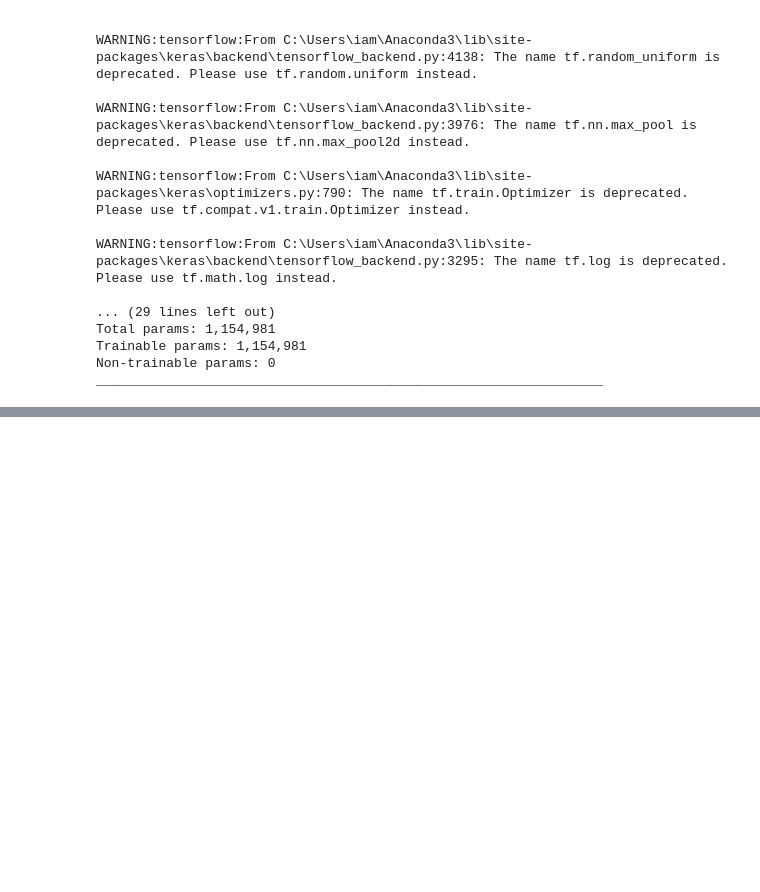
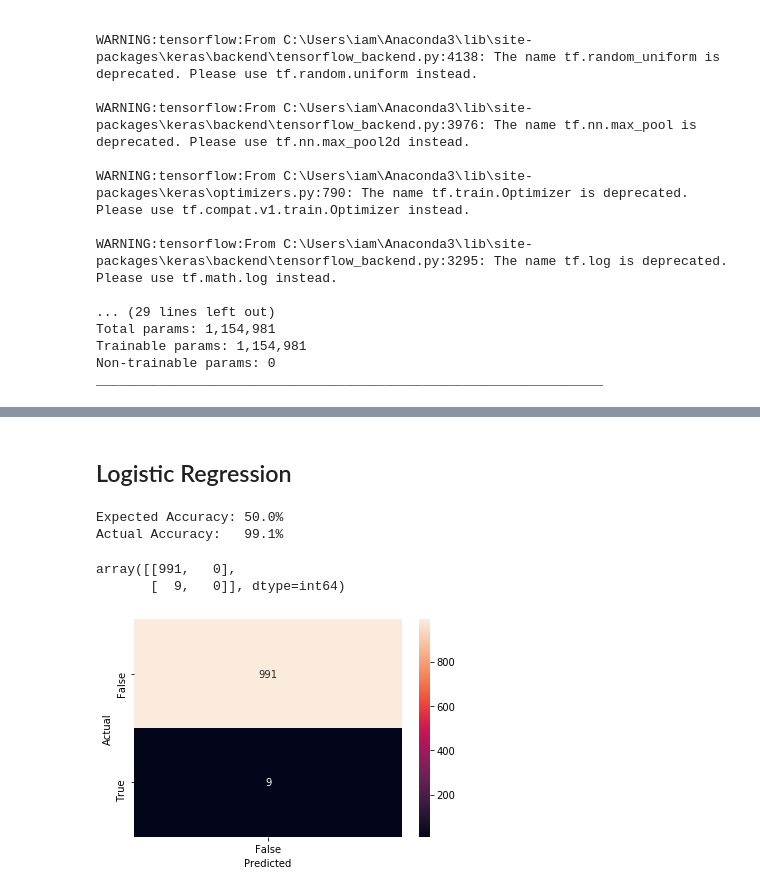
Before and after one commit to 1Bishop/ML-Final-Assignment, a Jupyter notebook: ML - Final Assignment.ipynb, the cells around one changed output, grey strips where cells are left out. Saved outputs shown, nothing was run; the diff lists cells and outputs as text; code cells hidden in the pictures; blank space fills up the shorter version.

```diff
--- a/ML - Final Assignment.ipynb
+++ b/ML - Final Assignment.ipynb
@@ -650,0 +740,30 @@ displayImages(X_float_training, to_bool(decode_all(best_predictions)))
+# %% [markdown]
+## Logistic Regression
+# %%
+from sklearn.linear_model import LogisticRegression
+clf = LogisticRegression(solver='lbfgs', multi_class='multinomial')
+clf.fit(X_pca_training, np.ravel(y_hotdog_training))
+prediction = clf.predict(X_pca_testing)
+
+print("Expected Accuracy: " + str(round(100/2,2)) + "%")
+print("Actual Accuracy:   " + str(metrics.accuracy_score(y_hotdog_testing, prediction)*100) + "%")
+confusion_matrix(y_hotdog_testing, prediction)
+
+data = {
+    'predicted': prediction,
+    'actual': y_hotdog_testing.ravel()
+}
+
+df = pd.DataFrame(data, columns=['actual', 'predicted'])
+conf_matrix = pd.crosstab(df['actual'], df['predicted'], rownames=['Actual'], colnames=['Predicted'], margins=False)
+
+sb.heatmap(conf_matrix, annot=True, fmt="d")
+
+# Standard
+confusion_matrix(y_hotdog_testing, prediction)
+# %% [output]
+Expected Accuracy: 50.0%
+Actual Accuracy:   99.1%
+array([[991,   0],
+       [  9,   0]], dtype=int64)
+[figure, added]
```
Also changed, not shown: parts of 19 cells of this notebook.
